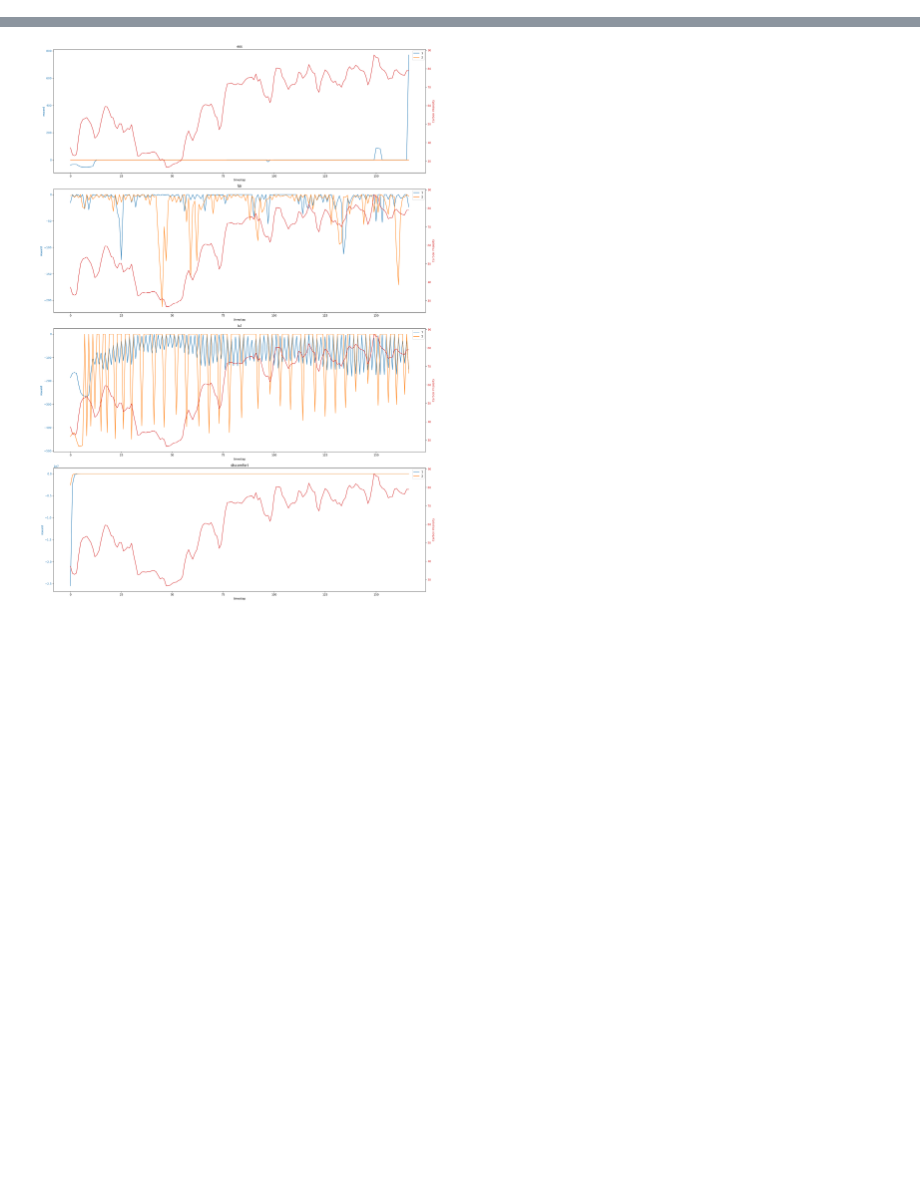
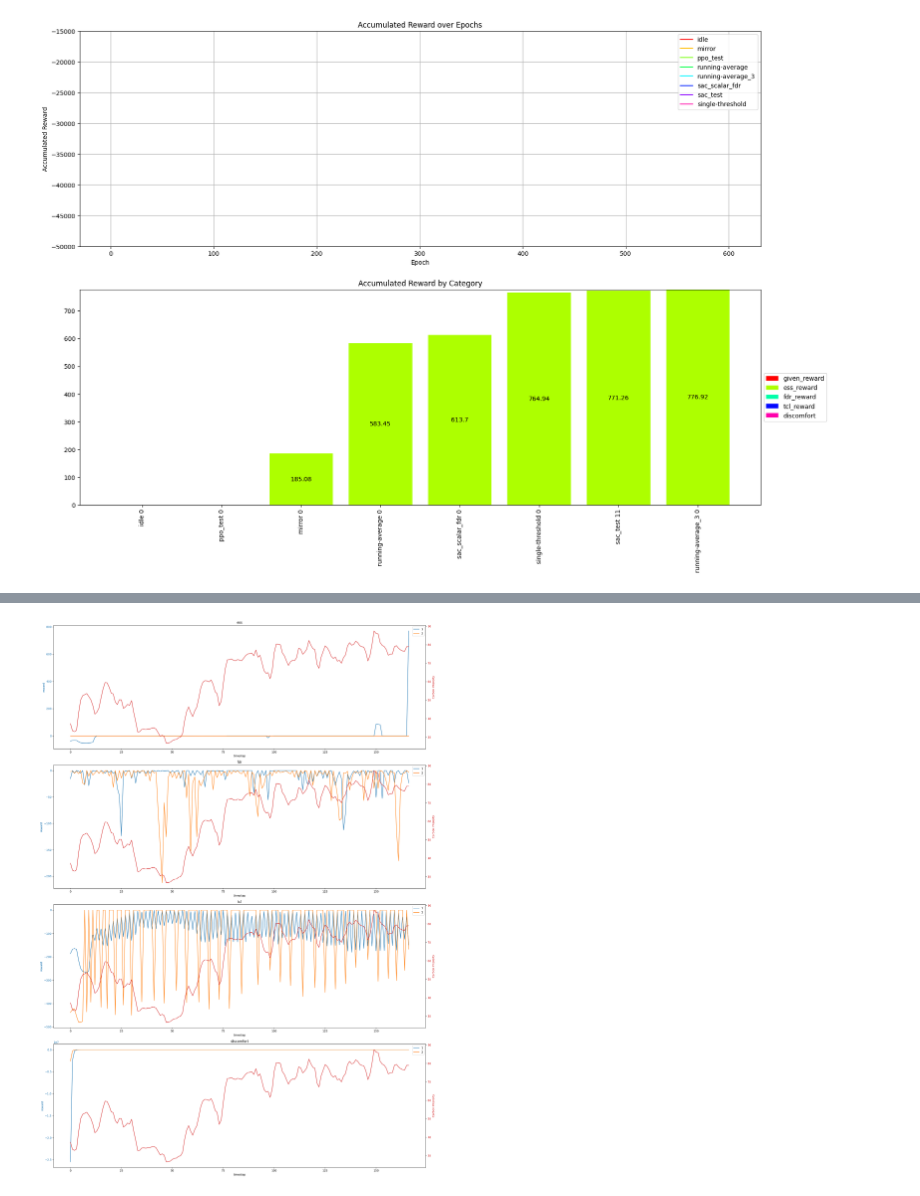
Before and after one commit to TimWalter/smart-energy-controller, a Jupyter notebook: src/check.ipynb, the cells around one changed output, grey strips where cells are left out. Cells and saved outputs as stored; diff of their text form; code cells hidden in the pictures; blank space fills up the shorter version.

```diff
--- a/src/check.ipynb
+++ b/src/check.ipynb
@@ -7,4 +7,8 @@ import matplotlib.pyplot as plt
 %autoreload 2
 # %%
 from analysis import *
+# %%
+data_dict_ess = overview(path="./logs/ess/")
+# %% [output]
+[figure, added]
 # %%
```
Also changed, not shown: parts of 2 cells of this notebook, 31 other files.
